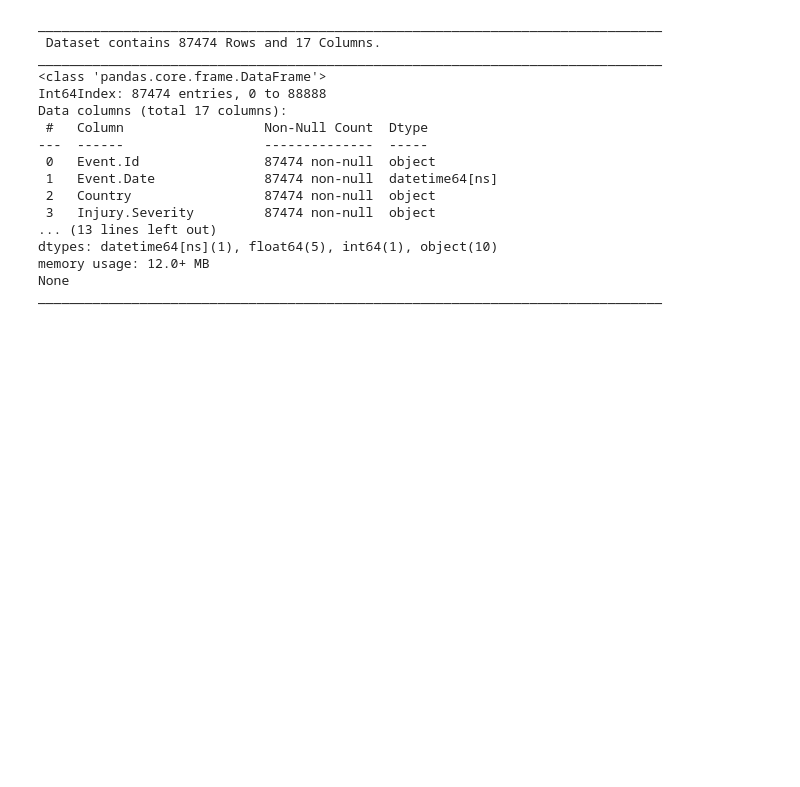
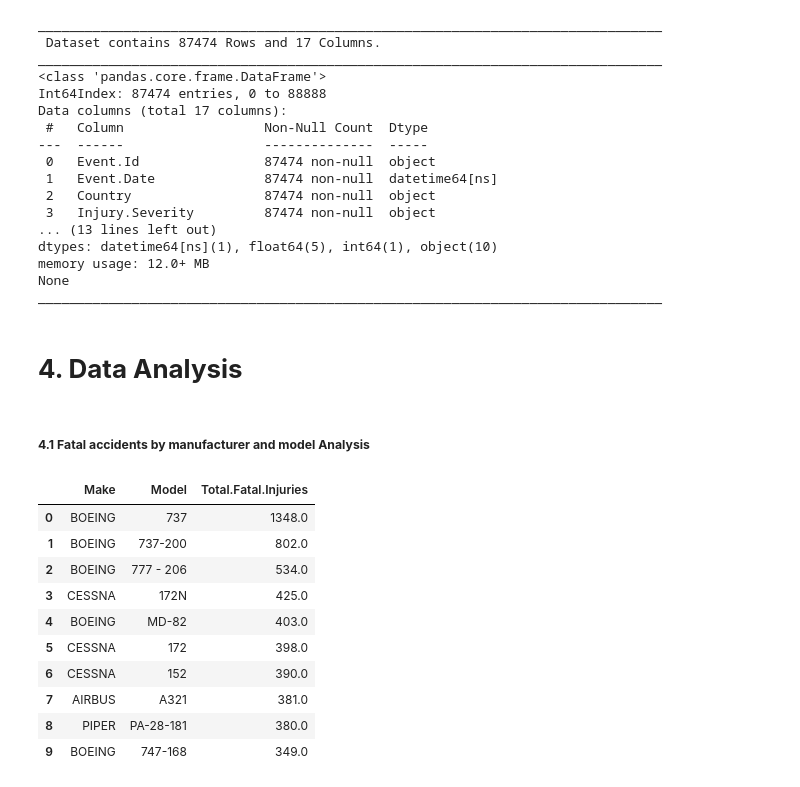
Before and after one commit to KaiFa254/Aviation-Accidents-Analysis-School-Project, a Jupyter notebook: Aviation_risk_analysis_notebook.ipynb, the cells around one changed output. Saved outputs shown, nothing was run; the diff lists cells and outputs as text; code cells hidden in the pictures; blank space fills up the shorter version.

```diff
--- a/Aviation_risk_analysis_notebook.ipynb
+++ b/Aviation_risk_analysis_notebook.ipynb
@@ -305,3 +305,5 @@ dtypes: datetime64[ns](1), float64(5), int64(1), object(10)
 memory usage: 12.0+ MB
 None
 ________________________________________________________________________________
+# %% [markdown]
+# **4. Data Analysis**
@@ -307,0 +315,27 @@ ________________________________________________________________________________
+# %% [markdown]
+##### **4.1 Fatal accidents by manufacturer and model Analysis**
+# %%
+# Selecting fatal accidents only to concentrate the High-Risk accidents.
+
+fatal_accidents_df=clean_df[clean_df["Injury.Severity"].str.startswith("FATAL")]
+
+#group by Make and Model
+
+fatal_by_make_model_grouped =(fatal_accidents_df.groupby(["Make","Model"]).agg({"Total.Fatal.Injuries": 'sum'}).sort_values(by="Total.Fatal.Injuries",ascending=False).reset_index())
+
+#top 10 deadliest aircrafts
+Top_10_fatal_Models = fatal_by_make_model_grouped.head(10)
+
+Top_10_fatal_Models
+# %% [output]
+|  | Make | Model | Total.Fatal.Injuries |
+| 0 | BOEING | 737 | 1348.0 |
+| 1 | BOEING | 737-200 | 802.0 |
+| 2 | BOEING | 777 - 206 | 534.0 |
+| 3 | CESSNA | 172N | 425.0 |
+| 4 | BOEING | MD-82 | 403.0 |
+| 5 | CESSNA | 172 | 398.0 |
+| 6 | CESSNA | 152 | 390.0 |
+| 7 | AIRBUS | A321 | 381.0 |
+| 8 | PIPER | PA-28-181 | 380.0 |
+| 9 | BOEING | 747-168 | 349.0 |
```
Also changed, not shown: parts of 4 cells of this notebook.
